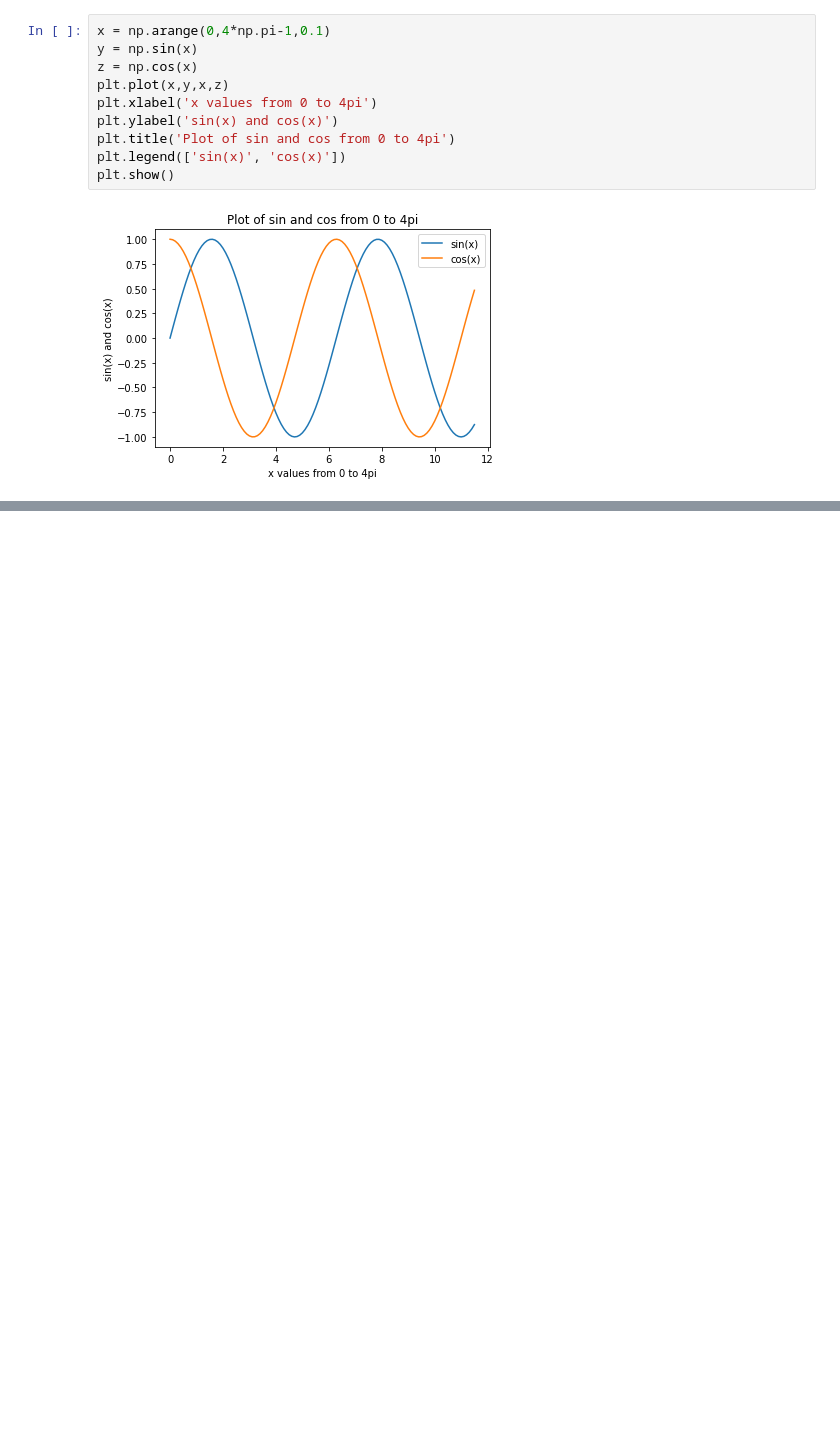
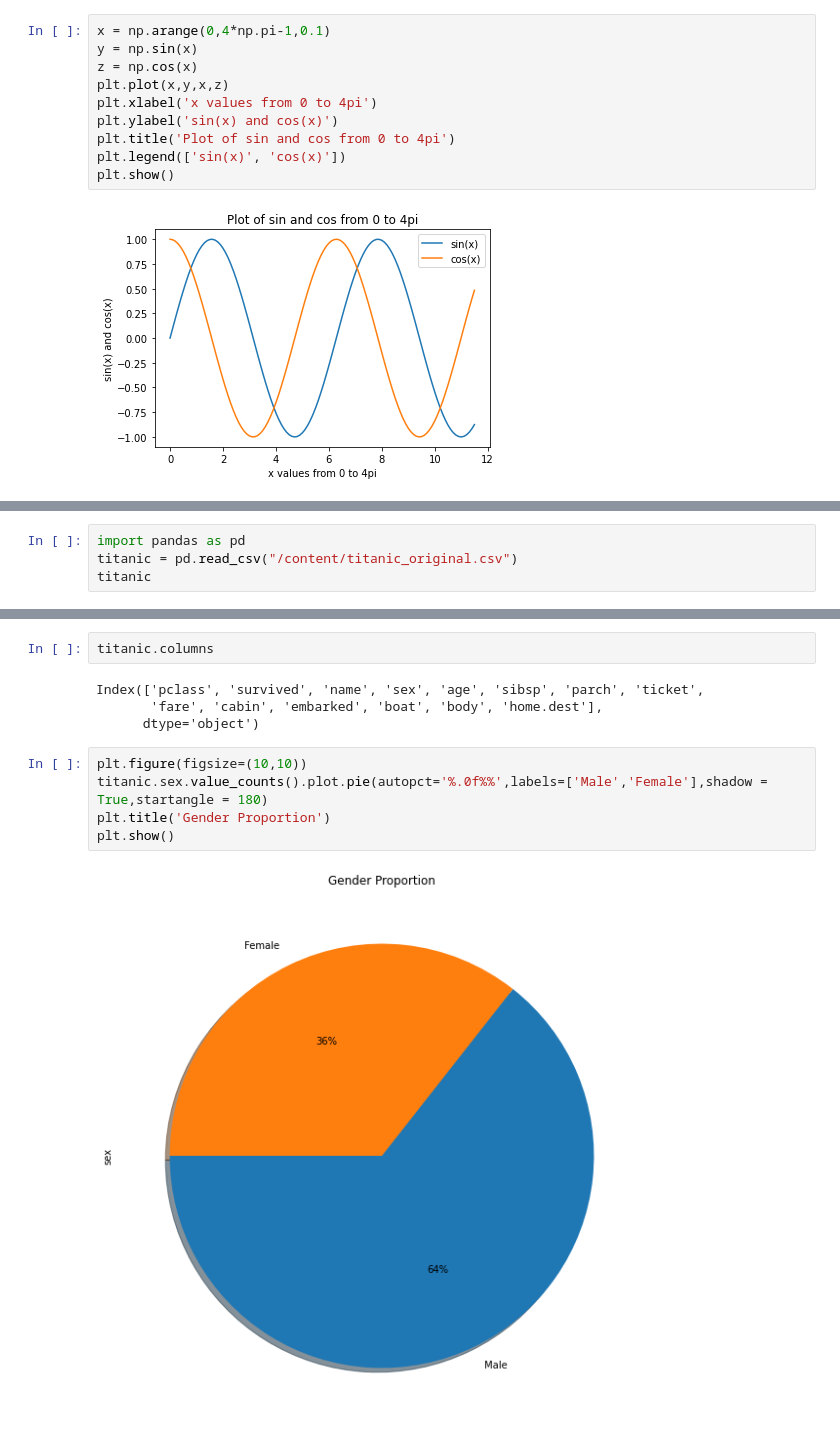
Before and after one commit to sy07/Machine-Learning-with-Python, a Jupyter notebook: Assignment_Task_6_GoEdu.ipynb, the cells around one changed output, grey strips where cells are left out. Saved outputs shown, nothing was run; the diff lists cells and outputs as text; blank space fills up the shorter version.

```diff
--- a/Assignment_Task_6_GoEdu.ipynb
+++ b/Assignment_Task_6_GoEdu.ipynb
@@ -68,0 +150,4 @@ plt.show()
+# %%
+import pandas as pd
+titanic = pd.read_csv("/content/titanic_original.csv")
+titanic
@@ -68,0 +197,13 @@ plt.show()
+# %%
+titanic.columns
+# %% [output]
+Index(['pclass', 'survived', 'name', 'sex', 'age', 'sibsp', 'parch', 'ticket',
+       'fare', 'cabin', 'embarked', 'boat', 'body', 'home.dest'],
+      dtype='object')
+# %%
+plt.figure(figsize=(10,10))
+titanic.sex.value_counts().plot.pie(autopct='%.0f%%',labels=['Male','Female'],shadow = True,startangle = 180)
+plt.title('Gender Proportion')
+plt.show()
+# %% [output]
+[figure, added]
```
Also changed, not shown: parts of 12 cells of this notebook.
